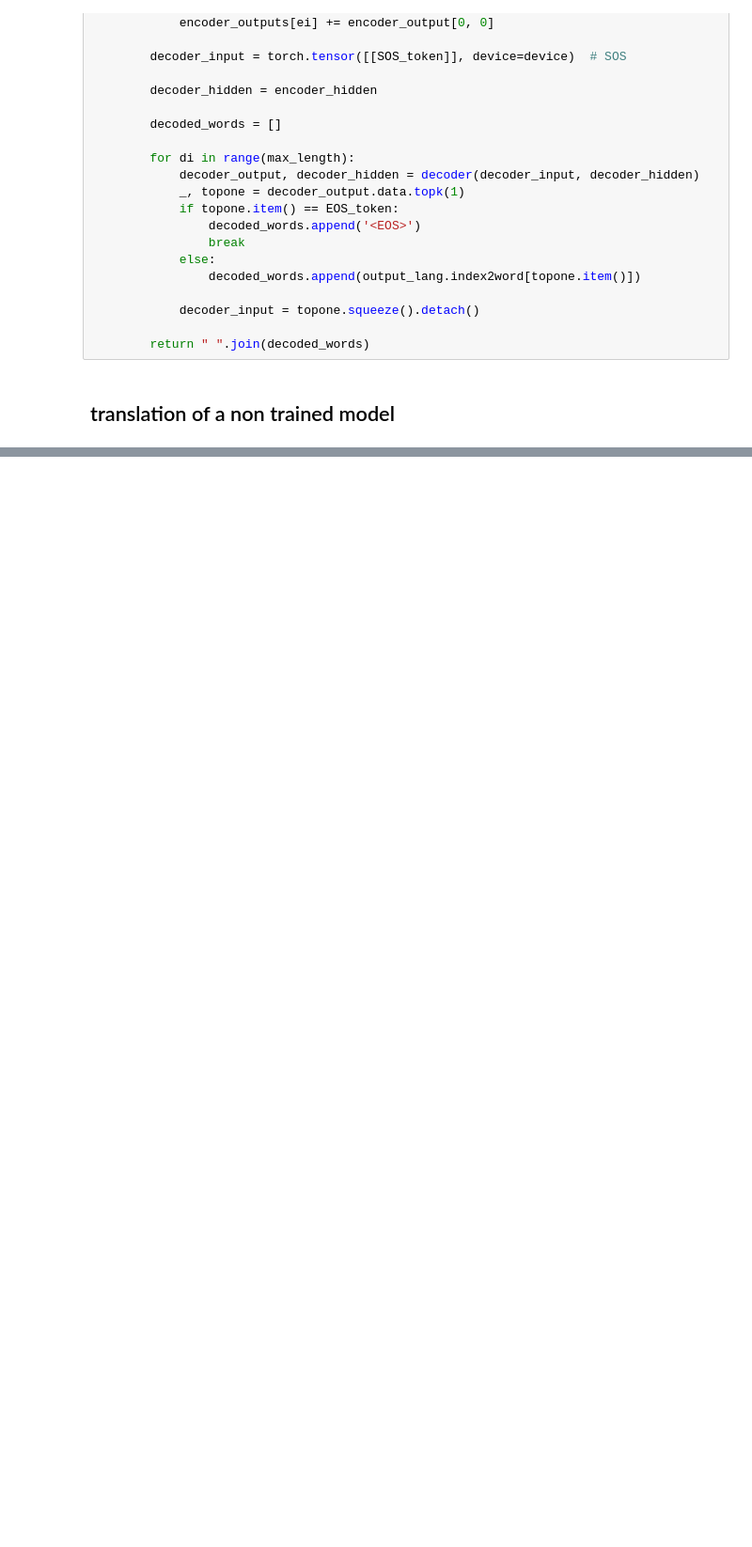
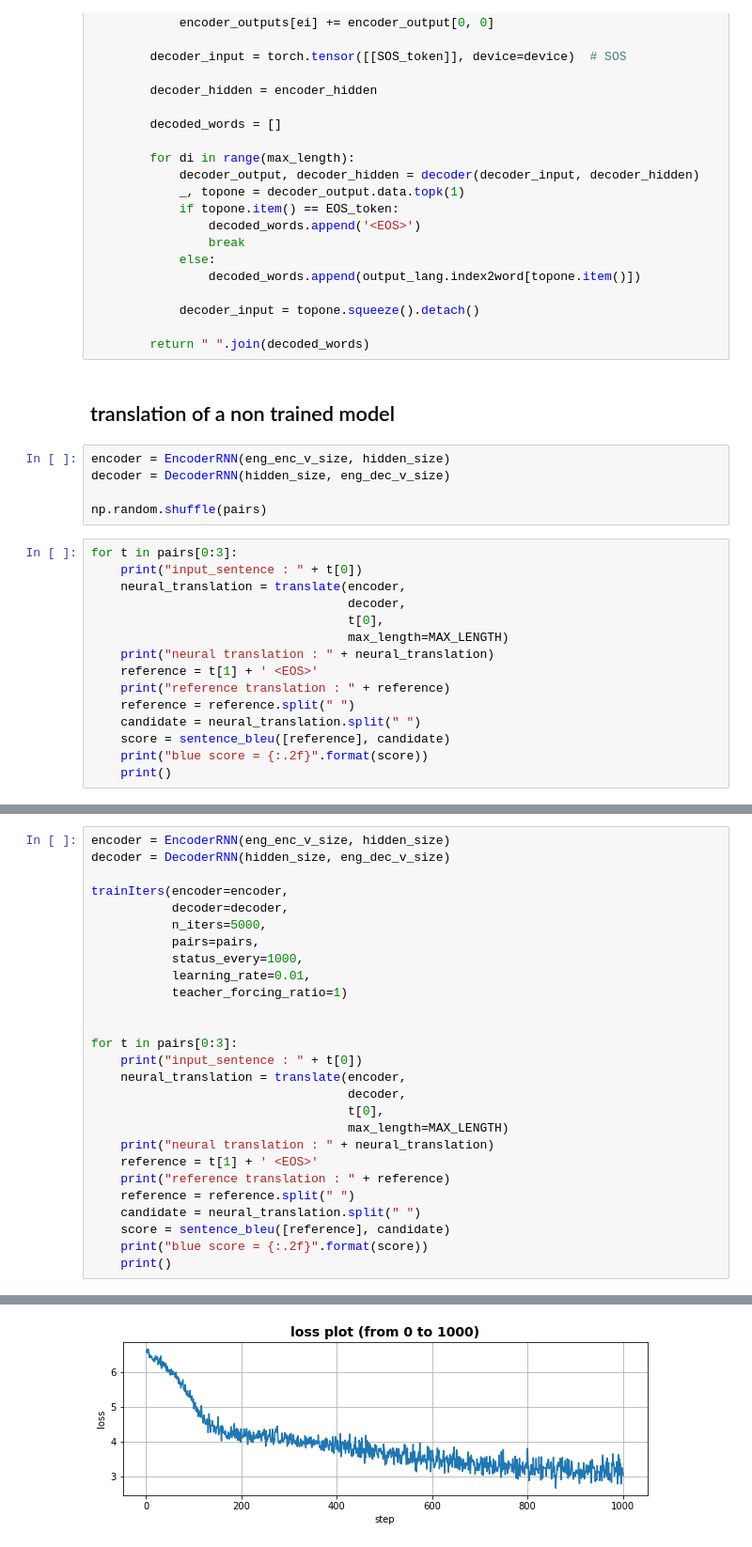
Before and after one commit to felipessalvatore/ContraQA, a Jupyter notebook: lab_five.ipynb, the cells around one changed output, grey strips where cells are left out. Shown at 94% size. Cells and saved outputs as stored; diff of their text form; blank space fills up the shorter version.

Commit message:
add first notebook using translation techniques

```diff
--- a/lab_five.ipynb
+++ b/lab_five.ipynb
@@ -555,3 +594,23 @@ def translate(encoder,
         return " ".join(decoded_words)
 # %% [markdown]
 ## translation of a non trained model
+# %%
+encoder = EncoderRNN(eng_enc_v_size, hidden_size)
+decoder = DecoderRNN(hidden_size, eng_dec_v_size)
+
+np.random.shuffle(pairs)
+# %%
+for t in pairs[0:3]:
+    print("input_sentence : " + t[0])
+    neural_translation = translate(encoder,
+                                   decoder,
+                                   t[0],
+                                   max_length=MAX_LENGTH)
+    print("neural translation : " + neural_translation)
+    reference = t[1] + ' <EOS>'
+    print("reference translation : " + reference)
+    reference = reference.split(" ")
+    candidate = neural_translation.split(" ")
+    score = sentence_bleu([reference], candidate)
+    print("blue score = {:.2f}".format(score))
+    print()
@@ -557,0 +634,28 @@ def translate(encoder,
+# %%
+encoder = EncoderRNN(eng_enc_v_size, hidden_size)
+decoder = DecoderRNN(hidden_size, eng_dec_v_size)
+
+trainIters(encoder=encoder,
+           decoder=decoder,
+           n_iters=5000,
+           pairs=pairs,
+           status_every=1000,
+           learning_rate=0.01,
+           teacher_forcing_ratio=1)
+
+
+for t in pairs[0:3]:
+    print("input_sentence : " + t[0])
+    neural_translation = translate(encoder,
+                                   decoder,
+                                   t[0],
+                                   max_length=MAX_LENGTH)
+    print("neural translation : " + neural_translation)
+    reference = t[1] + ' <EOS>'
+    print("reference translation : " + reference)
+    reference = reference.split(" ")
+    candidate = neural_translation.split(" ")
+    score = sentence_bleu([reference], candidate)
+    print("blue score = {:.2f}".format(score))
+    print()
+# %% [output]
@@ -557,0 +682 @@ def translate(encoder,
+[figure, added]
```
Also changed, not shown: parts of 25 cells of this notebook.
